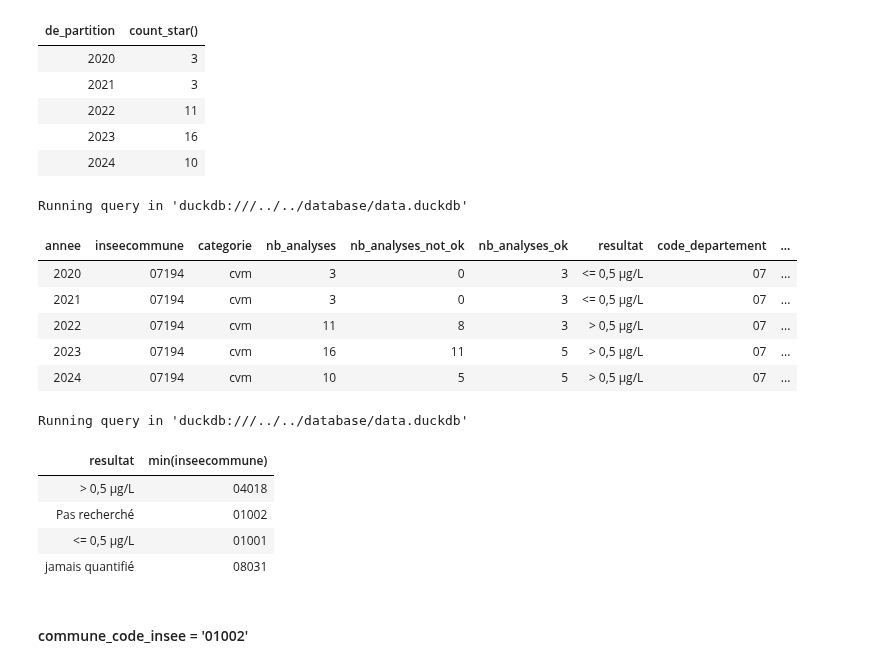
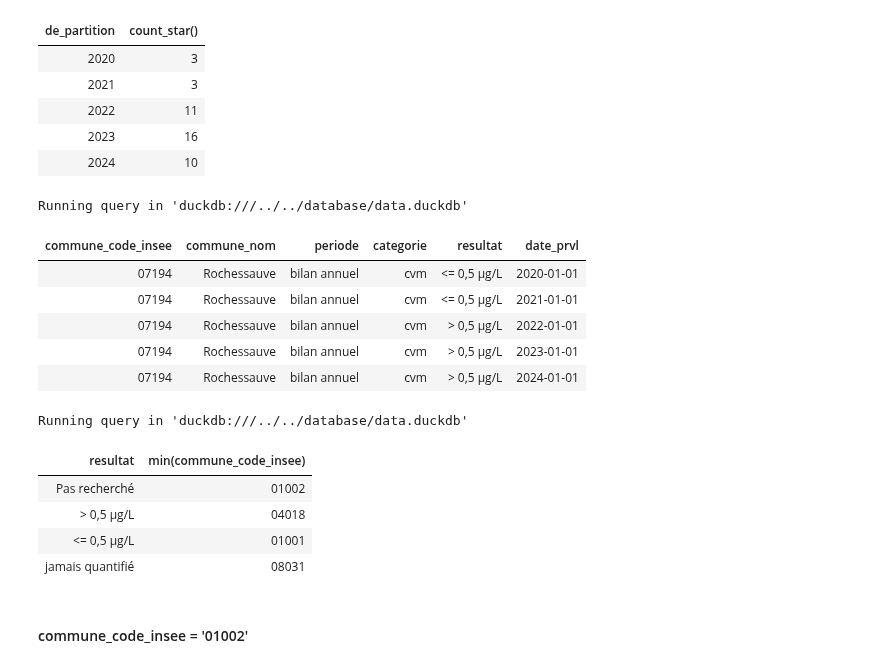
Before and after one commit to dataforgoodfr/13_pollution_eau, a Jupyter notebook: analytics/notebooks/cvm_calcul_conformite_par_commune-MAJ.ipynb, the cells around one changed output. Saved outputs shown, nothing was run; the diff lists cells and outputs as text; code cells hidden in the pictures.

Commit message:
feat: intermediate table for cvm - bilan annuel

```diff
--- a/analytics/notebooks/cvm_calcul_conformite_par_commune-MAJ.ipynb
+++ b/analytics/notebooks/cvm_calcul_conformite_par_commune-MAJ.ipynb
@@ -460,26 +452,26 @@ Running query in 'duckdb:///../../database/data.duckdb'
 # %%
 %%sql --with resultats_ALL_communes_name
  SELECT
    *
  FROM
    resultats_ALL_communes_name
 WHERE
-    inseecommune = '07194'
+    commune_code_insee = '07194'
     AND categorie = 'cvm'
 ORDER BY
-    annee
+    date_prvl
 # %% [output]
 Running query in 'duckdb:///../../database/data.duckdb'
-| annee | inseecommune | categorie | nb_analyses | nb_analyses_not_ok | nb_analyses_ok | resultat | code_departement | ... |
-| 2020 | 07194 | cvm | 3 | 0 | 3 | <= 0,5 µg/L | 07 | ... |
-| 2021 | 07194 | cvm | 3 | 0 | 3 | <= 0,5 µg/L | 07 | ... |
-| 2022 | 07194 | cvm | 11 | 8 | 3 | > 0,5 µg/L | 07 | ... |
-| 2023 | 07194 | cvm | 16 | 11 | 5 | > 0,5 µg/L | 07 | ... |
-| 2024 | 07194 | cvm | 10 | 5 | 5 | > 0,5 µg/L | 07 | ... |
+| commune_code_insee | commune_nom | periode | categorie | resultat | date_prvl |
+| 07194 | Rochessauve | bilan annuel | cvm | <= 0,5 µg/L | 2020-01-01 |
+| 07194 | Rochessauve | bilan annuel | cvm | <= 0,5 µg/L | 2021-01-01 |
+| 07194 | Rochessauve | bilan annuel | cvm | > 0,5 µg/L | 2022-01-01 |
+| 07194 | Rochessauve | bilan annuel | cvm | > 0,5 µg/L | 2023-01-01 |
+| 07194 | Rochessauve | bilan annuel | cvm | > 0,5 µg/L | 2024-01-01 |
 # %%
 %%sql --with resultats_ALL_communes_name
  SELECT
-   resultat, MIN(inseecommune)
+   resultat, MIN(commune_code_insee)
  FROM
    resultats_ALL_communes_name
 WHERE
@@ -487,9 +479,9 @@ WHERE
 GROUP BY 1
 # %% [output]
 Running query in 'duckdb:///../../database/data.duckdb'
-| resultat | min(inseecommune) |
+| resultat | min(commune_code_insee) |
+| Pas recherché | 01002 |
 | > 0,5 µg/L | 04018 |
-| Pas recherché | 01002 |
 | <= 0,5 µg/L | 01001 |
 | jamais quantifié | 08031 |
 # %% [markdown]
```
Also changed, not shown: parts of 14 cells of this notebook, 5 other files.
